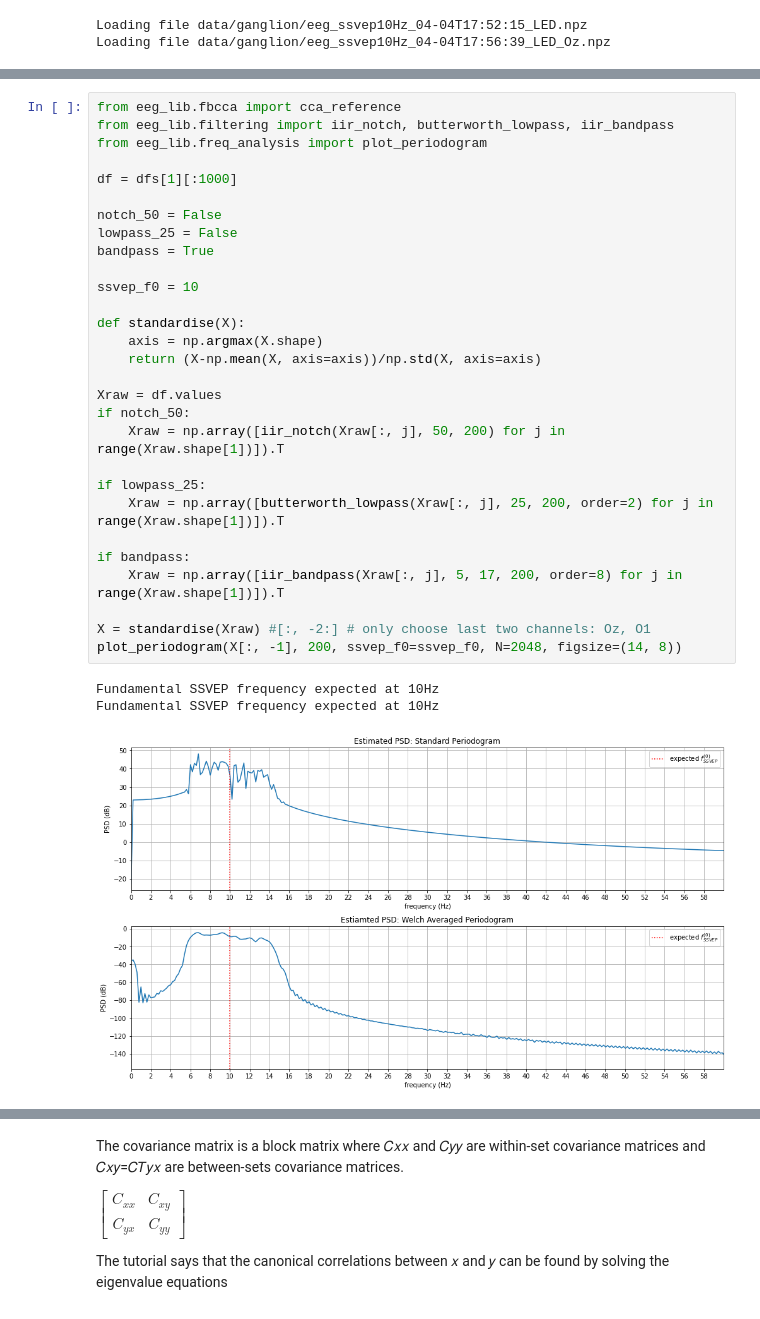
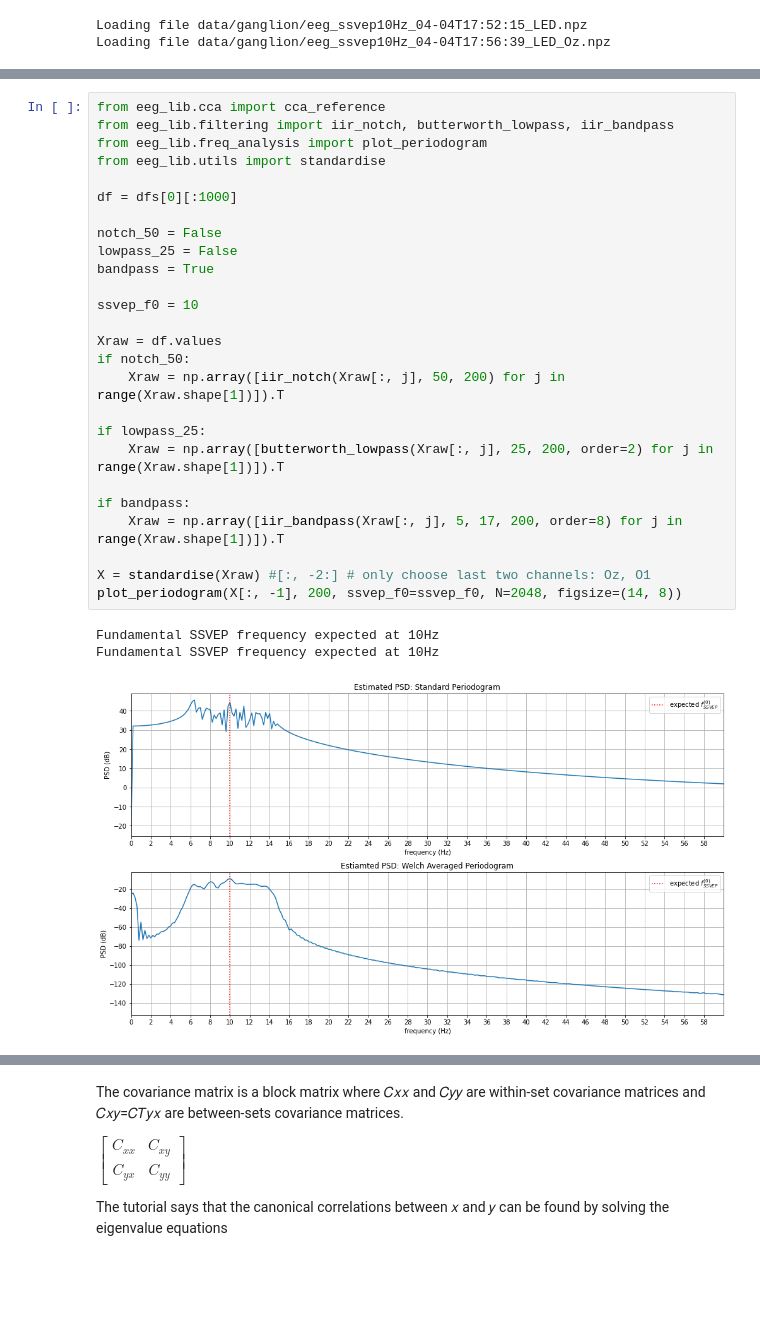
Before and after one commit to JamesTev/EEG-decoding, a Jupyter notebook: EEG-Analysis.ipynb, the cells around one changed output, grey strips where cells are left out. Saved outputs shown, nothing was run; the diff lists cells and outputs as text; blank space fills up the shorter version.

```diff
--- a/EEG-Analysis.ipynb
+++ b/EEG-Analysis.ipynb
@@ -53,37 +53,34 @@ $$
 
 Then it finds a second pair, which is uncorrelated with the first pair of canonical variables but has a next highest correlation. The process of constructing canonical variables continues until the number of pairs of canonical variables equals the number of variables in the smaller set (usually $X$). The coefficients describe the correlation relation of the two sets.
 # %%
-from eeg_lib.fbcca import cca_reference
+from eeg_lib.cca import cca_reference
 from eeg_lib.filtering import iir_notch, butterworth_lowpass, iir_bandpass
 from eeg_lib.freq_analysis import plot_periodogram
+from eeg_lib.utils import standardise
 
-df = dfs[1][:1000]
+df = dfs[0][:1000]
 
 notch_50 = False
 lowpass_25 = False
 bandpass = True
 
 ssvep_f0 = 10
-
-def standardise(X):
-    axis = np.argmax(X.shape)
-    return (X-np.mean(X, axis=axis))/np.std(X, axis=axis)
 
 Xraw = df.values
 if notch_50:
     Xraw = np.array([iir_notch(Xraw[:, j], 50, 200) for j in range(Xraw.shape[1])]).T
 
 if lowpass_25:
     Xraw = np.array([butterworth_lowpass(Xraw[:, j], 25, 200, order=2) for j in range(Xraw.shape[1])]).T
 
 if bandpass:
     Xraw = np.array([iir_bandpass(Xraw[:, j], 5, 17, 200, order=8) for j in range(Xraw.shape[1])]).T
 
 X = standardise(Xraw) #[:, -2:] # only choose last two channels: Oz, O1
 plot_periodogram(X[:, -1], 200, ssvep_f0=ssvep_f0, N=2048, figsize=(14, 8))
 # %% [output]
 Fundamental SSVEP frequency expected at 10Hz
 Fundamental SSVEP frequency expected at 10Hz
-[figure, old version]
+[figure, new version]
 # %%
 ## If we band-limit the signal to only 5-15Hz, the nyquist frequency becomes 2f_max = 30Hz! Therefore, no need to sample at 200Hz anymore - can downsample by a factor of 6 to 33Hz
```
Also changed, not shown: parts of 22 cells of this notebook, 7 other files.
